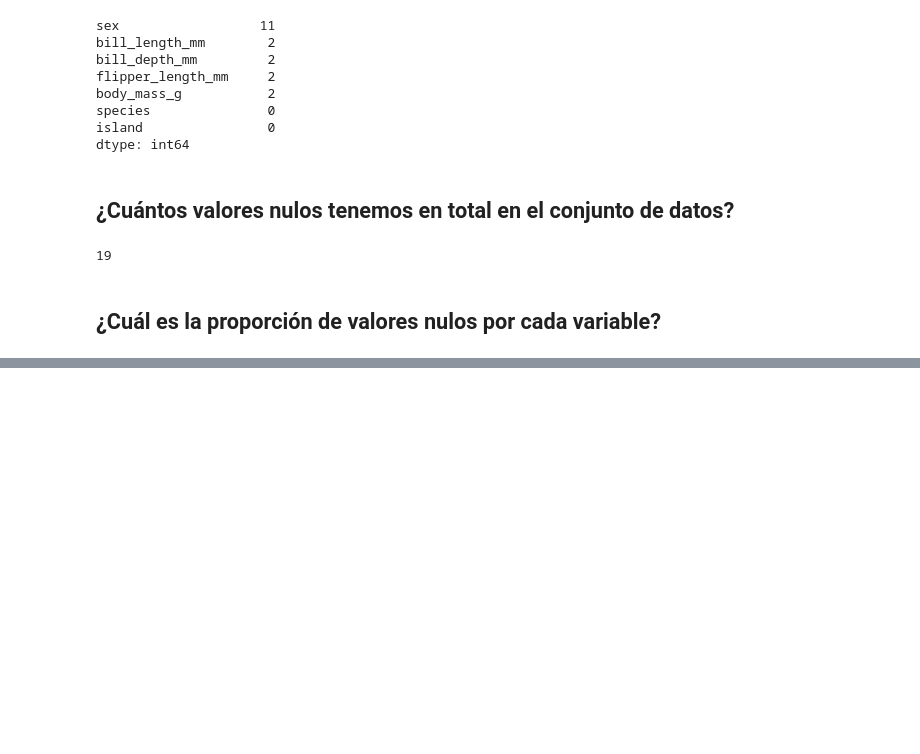
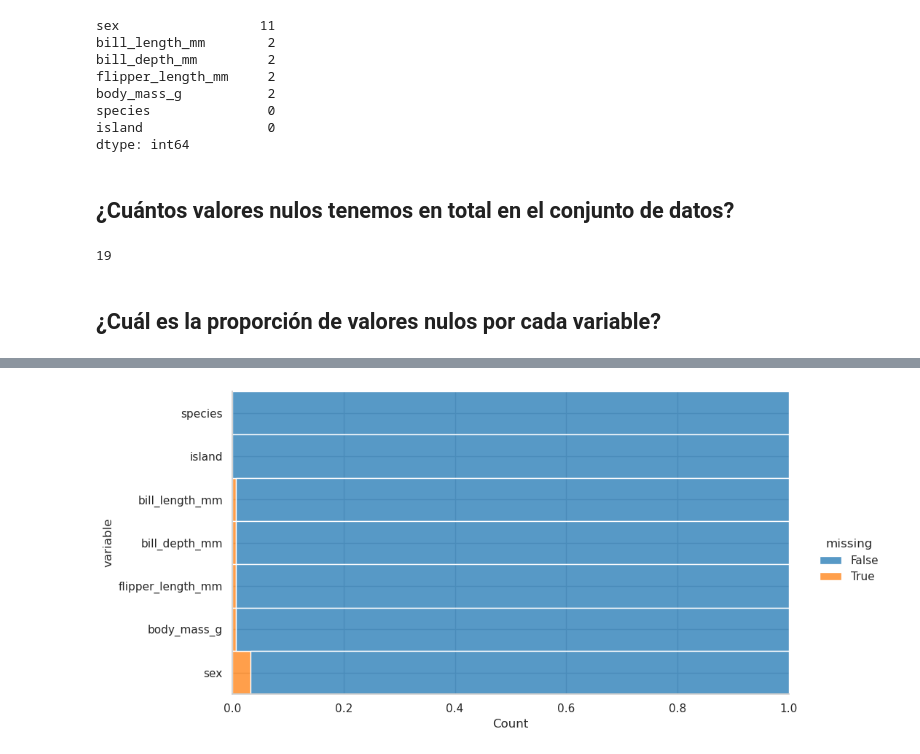
Before and after one commit to Antoniolml/data_analitys_pinguins, a Jupyter notebook: notebooks/0.2-antoniolml-data-collection-validation.ipynb, the cells around one changed output, grey strips where cells are left out. Drawn from its saved outputs; the diff is of its cells as text; code cells hidden in the pictures; blank space fills up the shorter version.

```diff
--- a/notebooks/0.2-antoniolml-data-collection-validation.ipynb
+++ b/notebooks/0.2-antoniolml-data-collection-validation.ipynb
@@ -90,0 +89,4 @@ ModuleNotFoundError: No module named 'penguins_exploratorio'
+# %%
+visualize.plot_missing_data(preprocessed_penguins_df)
+# %% [output]
+[figure, added]
```
Also changed, not shown: parts of 5 cells of this notebook, 7 other files.
